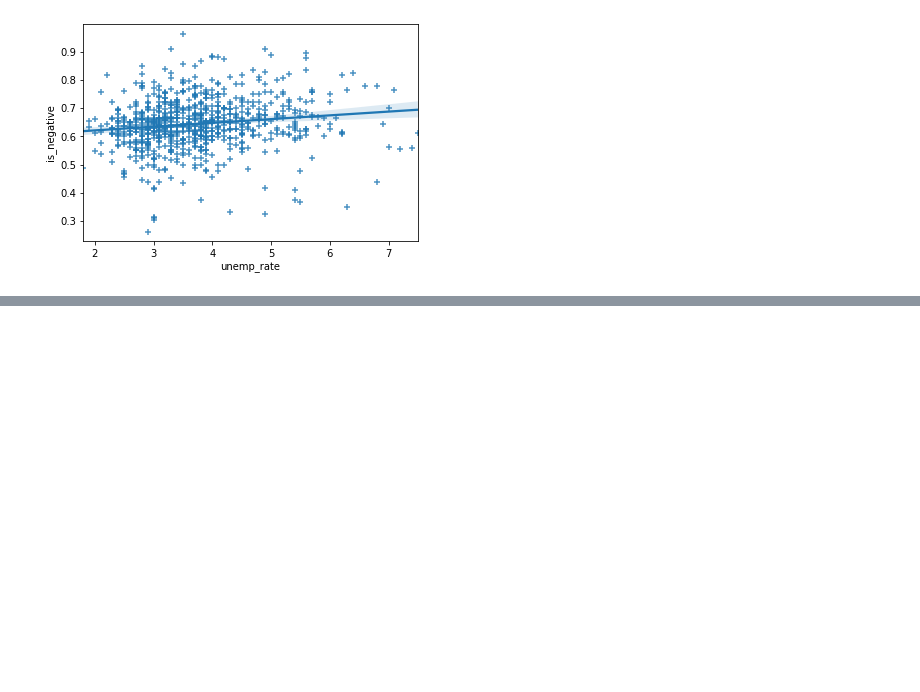
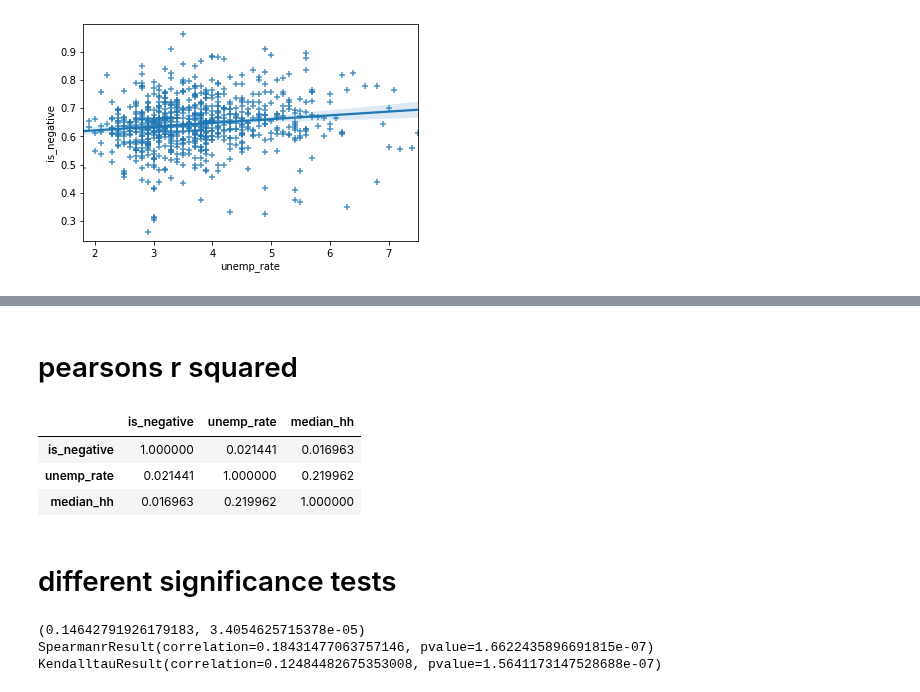
Before and after one commit to Alexander-Kahanek/COVID_Research, a Jupyter notebook: analysis/income.ipynb, the cells around one changed output, grey strips where cells are left out. Saved outputs shown, nothing was run; the diff lists cells and outputs as text; code cells hidden in the pictures; blank space fills up the shorter version.

```diff
--- a/analysis/income.ipynb
+++ b/analysis/income.ipynb
@@ -164,0 +174,9 @@ sns.regplot(x='unemp_rate', y='is_negative', data=counties, marker='+')
+# %% [markdown]
+# pearsons r squared
+# %%
+ counties[['is_negative','unemp_rate','median_hh']].corr()**2
+# %% [output]
+|  | is_negative | unemp_rate | median_hh |
+| is_negative | 1.000000 | 0.021441 | 0.016963 |
+| unemp_rate | 0.021441 | 1.000000 | 0.219962 |
+| median_hh | 0.016963 | 0.219962 | 1.000000 |
@@ -164,0 +186,17 @@ sns.regplot(x='unemp_rate', y='is_negative', data=counties, marker='+')
+# %% [markdown]
+# different significance tests
+# %%
+import scipy
+
+x= counties['is_negative']
+y= counties['unemp_rate']
+
+print(scipy.stats.pearsonr(x, y))    # Pearson's r
+
+print(scipy.stats.spearmanr(x, y))   # Spearman's rho
+
+print(scipy.stats.kendalltau(x, y))  # Kendall's tau
+# %% [output]
+(0.14642791926179183, 3.4054625715378e-05)
+SpearmanrResult(correlation=0.18431477063757146, pvalue=1.6622435896691815e-07)
+KendalltauResult(correlation=0.12484482675353008, pvalue=1.5641173147528688e-07)
```
Also changed, not shown: parts of 5 cells of this notebook.
